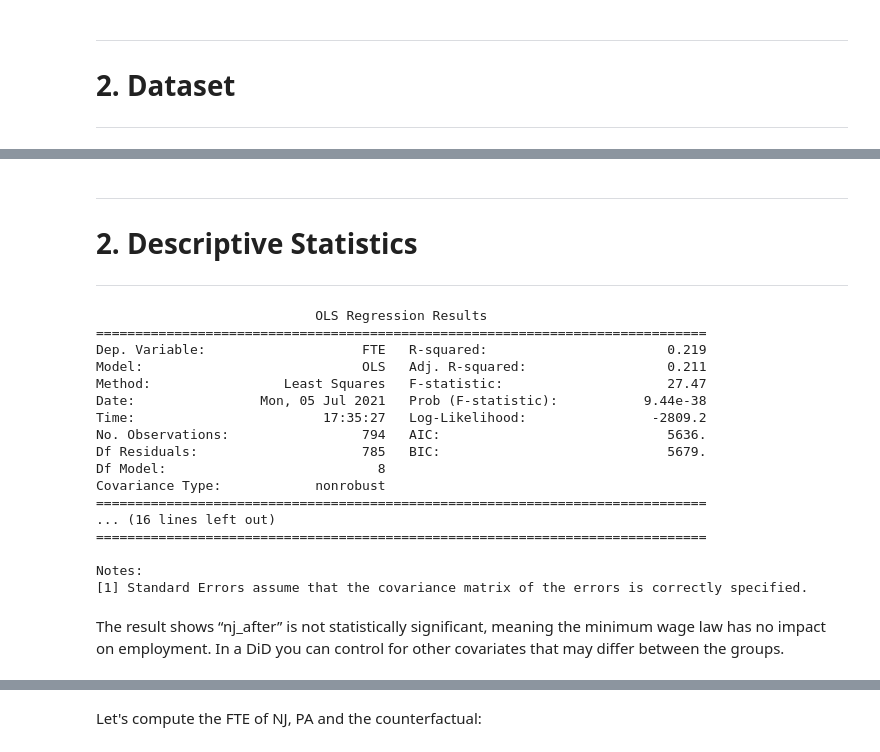
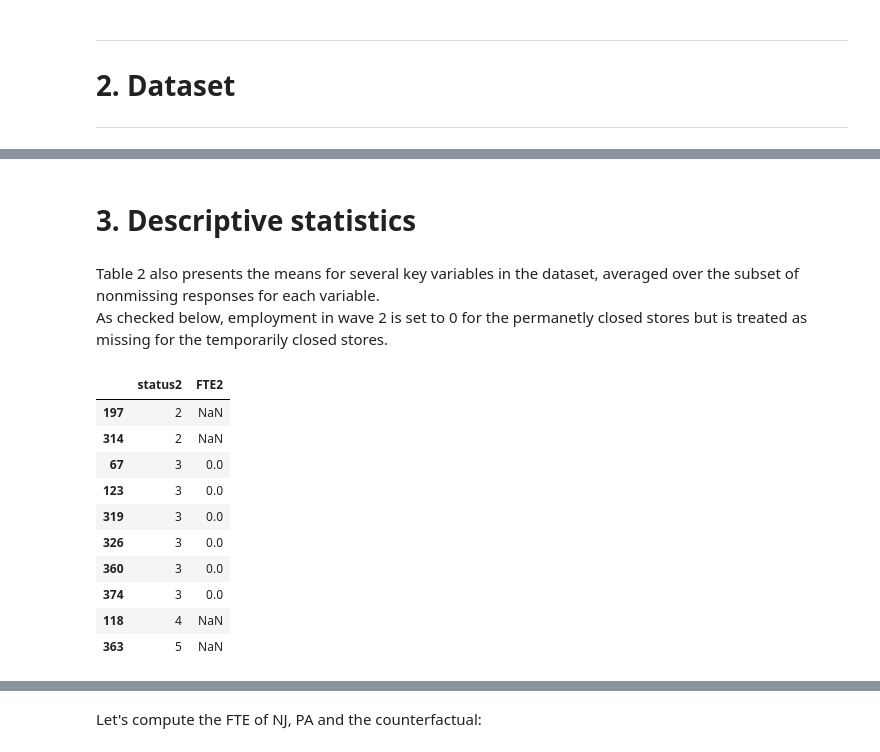
Before and after one commit to edoardofalchi/ose-data-science-course-projeect-edoardofalchi, a Jupyter notebook: Card_Krueger_1994.ipynb, the cells around one changed output, grey strips where cells are left out. Cells and saved outputs as stored; diff of their text form; code cells hidden in the pictures.

```diff
--- a/Card_Krueger_1994.ipynb
+++ b/Card_Krueger_1994.ipynb
@@ -204,27 +311,22 @@ prof = ProfileReport(df)
 # %% [markdown]
----
-# 2. Descriptive Statistics
----
+# 3. Descriptive statistics
-# %%
-model = smf.ols(formula = "FTE ~ nj_after + kfc + roys + wendys + co_owned + southj + centralj + pa1", data = df).fit()
-print(model.summary())
-# %% [output]
-                            OLS Regression Results
-==============================================================================
-Dep. Variable:                    FTE   R-squared:                       0.219
-Model:                            OLS   Adj. R-squared:                  0.211
-Method:                 Least Squares   F-statistic:                     27.47
-Date:                Mon, 05 Jul 2021   Prob (F-statistic):           9.44e-38
-Time:                        17:35:27   Log-Likelihood:                -2809.2
-No. Observations:                 794   AIC:                             5636.
-Df Residuals:                     785   BIC:                             5679.
-Df Model:                           8
-Covariance Type:            nonrobust
-==============================================================================
-... (16 lines left out)
-==============================================================================
-
-Notes:
-[1] Standard Errors assume that the covariance matrix of the errors is correctly specified.
-# %% [markdown]
-The result shows “nj_after” is not statistically significant, meaning the minimum wage law has no impact on employment. In a DiD you can control for other covariates that may differ between the groups.
+# %% [markdown]
+Table 2 also presents the means for several key variables in the dataset, averaged over the subset of nonmissing responses for each
+variable.
+As checked below, employment in wave 2 is set to 0 for the permanetly closed stores but is treated as missing for the temporarily closed stores.
+# %%
+#second interview status is identified as category 2,4 or 5 for temporarily closed store
+#second interview status is identified as category 3 for permanently closed store
+df_extended.loc[df_extended['status2']>=2 ,['status2','FTE2']].sort_values(by="status2")
+# %% [output]
+|  | status2 | FTE2 |
+| 197 | 2 | NaN |
+| 314 | 2 | NaN |
+| 67 | 3 | 0.0 |
+| 123 | 3 | 0.0 |
+| 319 | 3 | 0.0 |
+| 326 | 3 | 0.0 |
+| 360 | 3 | 0.0 |
+| 374 | 3 | 0.0 |
+| 118 | 4 | NaN |
+| 363 | 5 | NaN |
```
Also changed, not shown: parts of 120 cells of this notebook.
